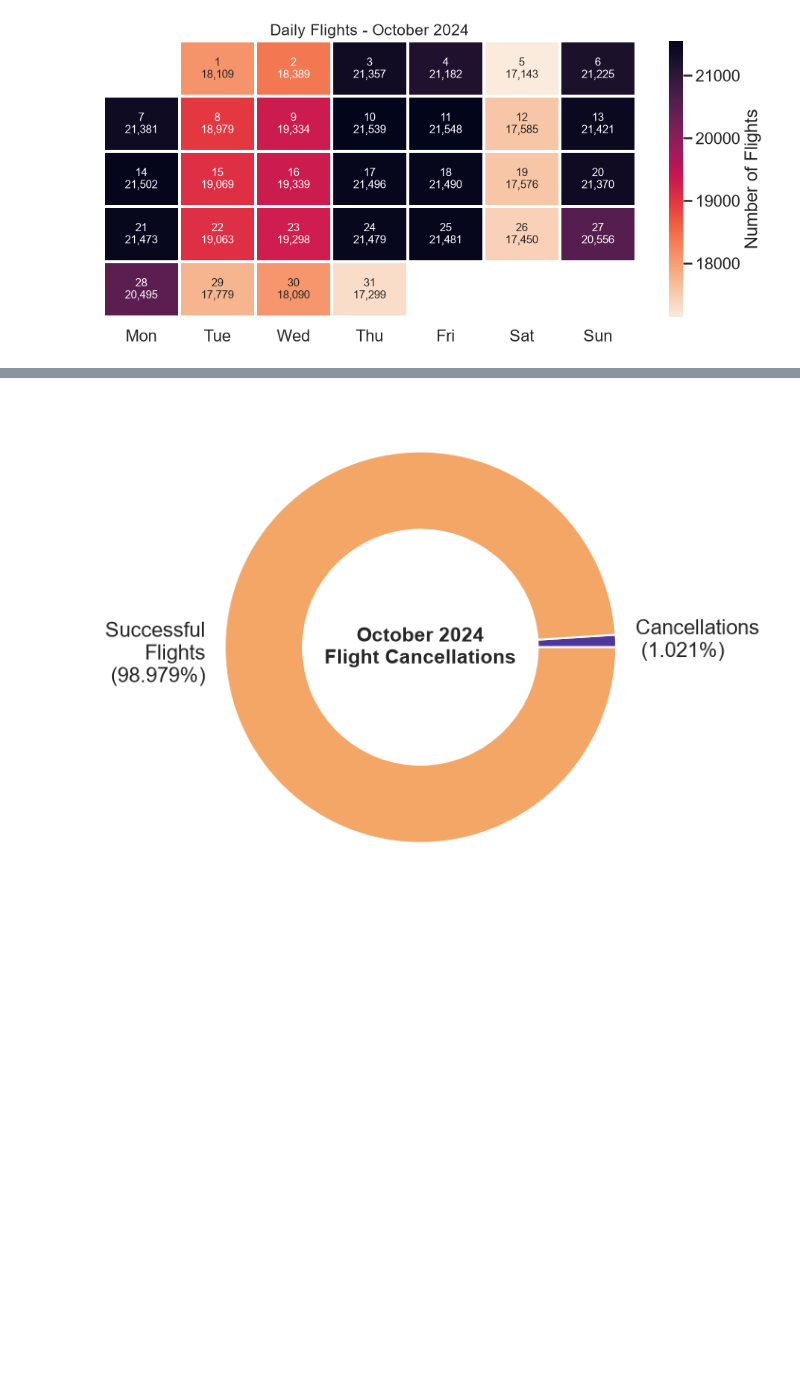
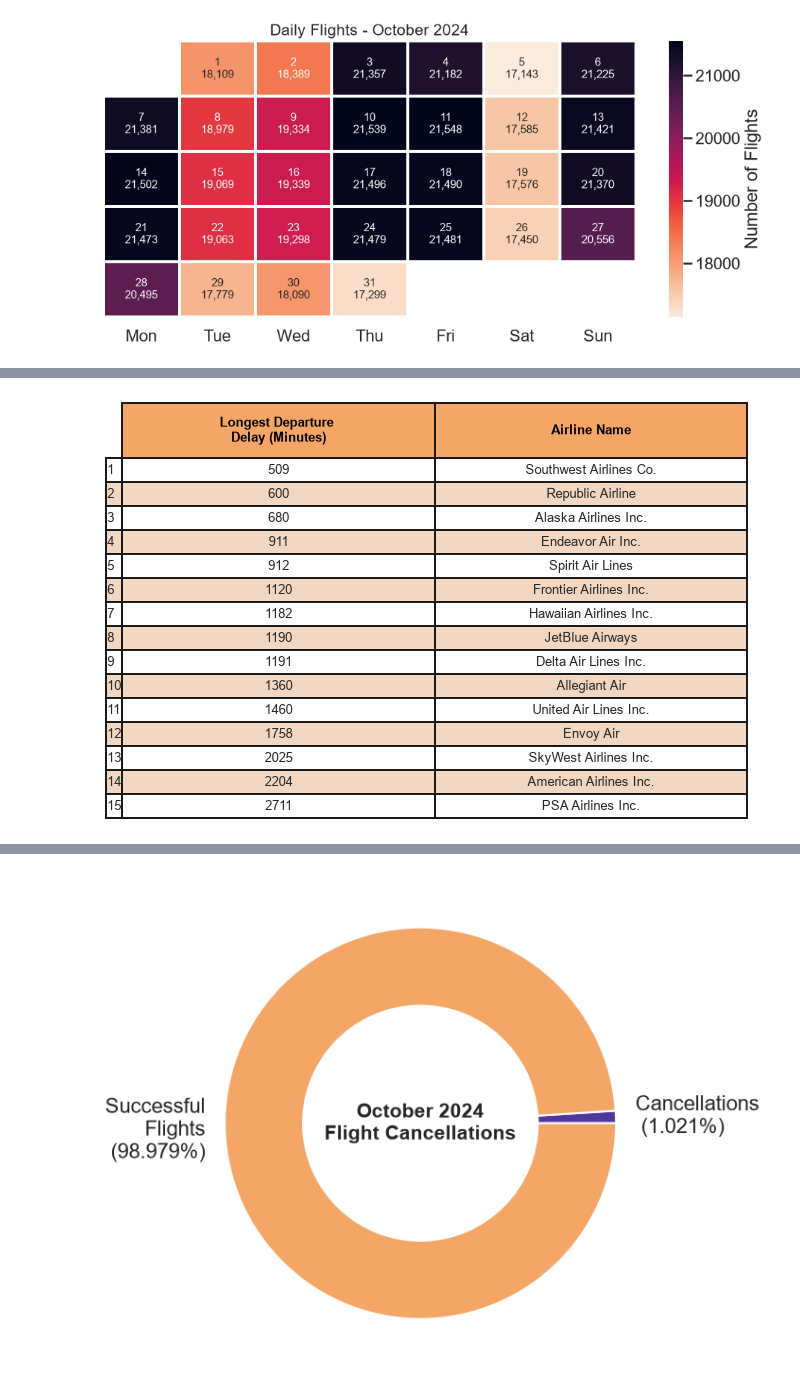
Before and after one commit to kyking077-svg/FAA_Oct_2024, a Jupyter notebook: docs/index.out.ipynb, the cells around one changed output, grey strips where cells are left out. Saved outputs shown, nothing was run; the diff lists cells and outputs as text; code cells hidden in the pictures; blank space fills up the shorter version.

```diff
--- a/docs/index.out.ipynb
+++ b/docs/index.out.ipynb
@@ -117,0 +130,49 @@ On any trip, a cancellation could ruin the entire vacation. The webstie [DelayGu
+# %%
+# airline with longest delay
+import pandas as pd
+import matplotlib.pyplot as plt
+import seaborn as sns
+from plottable import Table
+
+max_delay_df = pd.read_csv("data/kylie_king_kk1543_hw4_problem_01_result.csv")
+max_delay_df.index = range(1, len(max_delay_df) + 1)
+max_delay_df.index.name = "Rank"
+
+#simplify airline names
+max_delay_df["Airline_Name"] = max_delay_df["Airline_Name"].str.split(":").str[0].str.strip()
+
+#changing names for display
+max_delay_df = max_delay_df.rename(columns={
+    'Airline_Name': 'Airline Name',
+    'Max_Departure_Delay': 'Longest Departure \nDelay (Minutes)',
+})
+
+fig, ax = plt.subplots()
+ax.axis('off')
+
+table = ax.table(
+    cellText=max_delay_df.values,
+    colLabels=max_delay_df.columns,
+    rowLabels=max_delay_df.index,
+    loc='center',
+    cellLoc='center'
+)
+
+for (row, col), cell in table.get_celld().items():
+    if row == 0:
+        # Header
+        cell.set_facecolor('#f4a666')
+        cell.set_text_props(color='black', weight='bold'),
+        cell.set_height(0.1)
+    elif row % 2 == 0:
+        cell.set_facecolor('#f1d7c2')
+    else:
+        cell.set_facecolor('white')
+
+table.auto_set_font_size(False)
+table.set_fontsize(10)
+table.scale(1.2, 1.5)
+
+plt.show()
+# %% [output]
+[figure, added]
```
Also changed, not shown: parts of 10 cells of this notebook, 14 other files.
